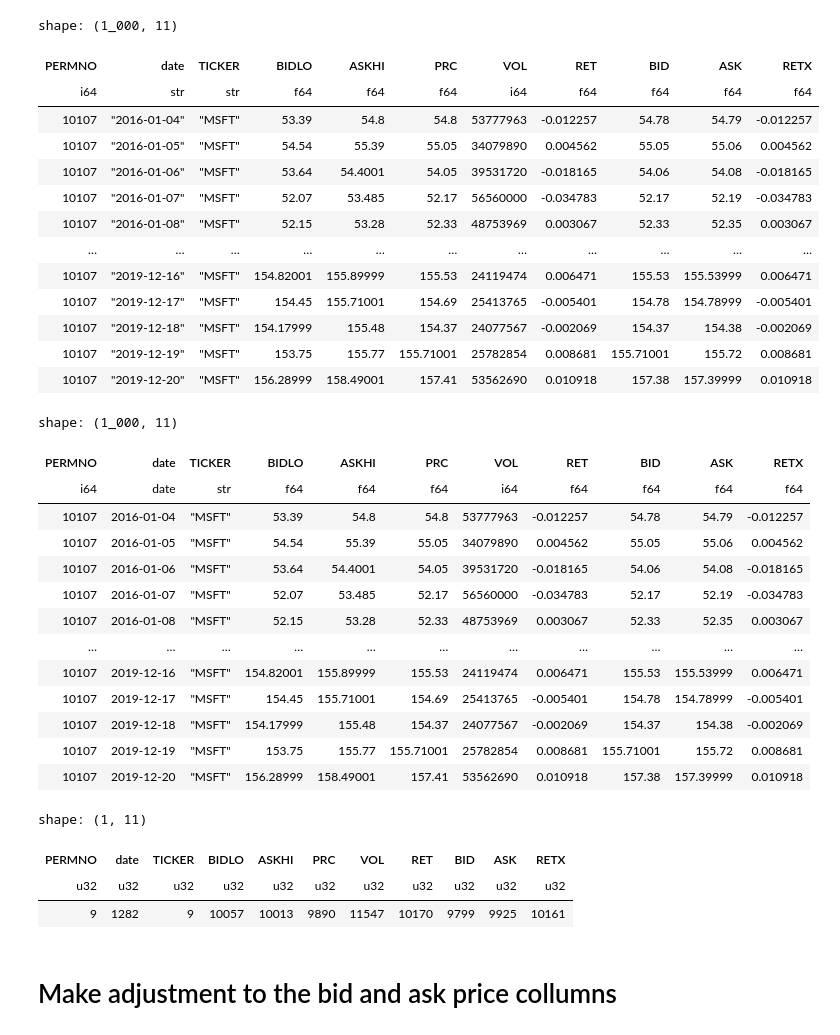
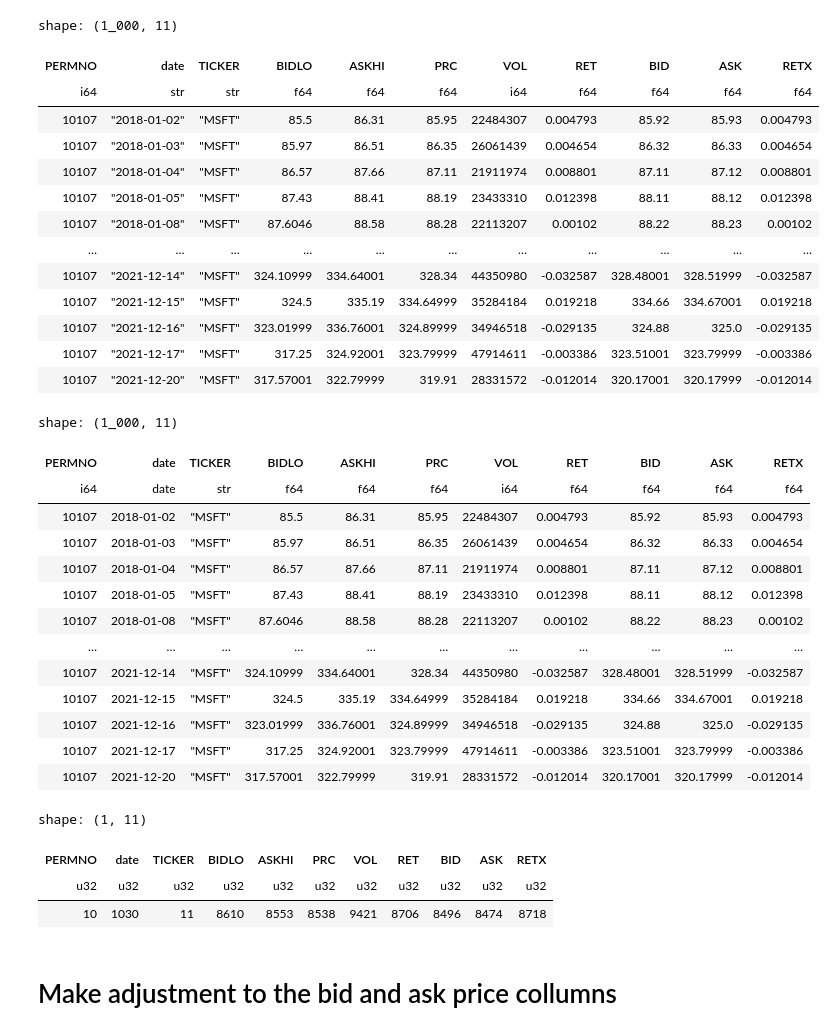
Before and after one commit to Spipers/FinalThesisQF, a Jupyter notebook: Notebooks/updated_version/Stock_data_compression_new.ipynb, the cells around one changed output. Saved outputs shown, nothing was run; the diff lists cells and outputs as text; code cells hidden in the pictures.

```diff
--- a/Notebooks/updated_version/Stock_data_compression_new.ipynb
+++ b/Notebooks/updated_version/Stock_data_compression_new.ipynb
@@ -7,7 +7,7 @@ import hvplot.polars
 import datetime
 
 
-stock_data = Path.cwd().parent / "Data/Stock_data/stock_data.csv"
+stock_data = Path.cwd().parent.parent / "Data/Stock_data/stock_data_ivs.csv"
 stock_data1 = Path.cwd().parent / "Data/Stock_data/stock_data1.csv"
 stock_data2 = "/Users/sbjpipers/Desktop/FinalThesisQF/FinalThesisQF/Data/Stock_data/stock_data_new.csv"
 # '/Users/sbjpipers/Desktop/FinalThesisQF/FinalThesisQF/Data/Stock_data'
@@ -16,7 +16,7 @@ stock_data2 = "/Users/sbjpipers/Desktop/FinalThesisQF/FinalThesisQF/Data/Stock_d
 data_path = Path.cwd().parent / "Data"
 
 #Restrictions
-timeperiod = [datetime.datetime(2018, 1, 1), datetime.datetime(2021, 12, 31)]
+timeperiod = [datetime.datetime(2018, 1, 1), datetime.datetime(2022, 1, 3)]
 
 #Stock_split dates with quantity
 nvidia_split = [datetime.datetime(2021, 7, 19), 4] #till 2021 needs to be split
@@ -26,24 +26,24 @@ tesla_split1 = [datetime.datetime(2020,8,28), 3]
 tesla_split = [timeperiod[0], 5]
 apple_split = [datetime.datetime(2020,8,28), 4]
 # %%
-df = pl.scan_csv(stock_data2, separator=",")
+df = pl.scan_csv(stock_data, separator=",")
 df.schema
 df.fetch(1000)
 # %% [output]
 shape: (1_000, 11)
 | PERMNO | date | TICKER | BIDLO | ASKHI | PRC | VOL | RET | BID | ASK | RETX |
 | i64 | str | str | f64 | f64 | f64 | i64 | f64 | f64 | f64 | f64 |
-| 10107 | "2016-01-04" | "MSFT" | 53.39 | 54.8 | 54.8 | 53777963 | -0.012257 | 54.78 | 54.79 | -0.012257 |
-| 10107 | "2016-01-05" | "MSFT" | 54.54 | 55.39 | 55.05 | 34079890 | 0.004562 | 55.05 | 55.06 | 0.004562 |
-| 10107 | "2016-01-06" | "MSFT" | 53.64 | 54.4001 | 54.05 | 39531720 | -0.018165 | 54.06 | 54.08 | -0.018165 |
-| 10107 | "2016-01-07" | "MSFT" | 52.07 | 53.485 | 52.17 | 56560000 | -0.034783 | 52.17 | 52.19 | -0.034783 |
-| 10107 | "2016-01-08" | "MSFT" | 52.15 | 53.28 | 52.33 | 48753969 | 0.003067 | 52.33 | 52.35 | 0.003067 |
+| 10107 | "2018-01-02" | "MSFT" | 85.5 | 86.31 | 85.95 | 22484307 | 0.004793 | 85.92 | 85.93 | 0.004793 |
+| 10107 | "2018-01-03" | "MSFT" | 85.97 | 86.51 | 86.35 | 26061439 | 0.004654 | 86.32 | 86.33 | 0.004654 |
+| 10107 | "2018-01-04" | "MSFT" | 86.57 | 87.66 | 87.11 | 21911974 | 0.008801 | 87.11 | 87.12 | 0.008801 |
+| 10107 | "2018-01-05" | "MSFT" | 87.43 | 88.41 | 88.19 | 23433310 | 0.012398 | 88.11 | 88.12 | 0.012398 |
+| 10107 | "2018-01-08" | "MSFT" | 87.6046 | 88.58 | 88.28 | 22113207 | 0.00102 | 88.22 | 88.23 | 0.00102 |
 | … | … | … | … | … | … | … | … | … | … | … |
-| 10107 | "2019-12-16" | "MSFT" | 154.82001 | 155.89999 | 155.53 | 24119474 | 0.006471 | 155.53 | 155.53999 | 0.006471 |
-| 10107 | "2019-12-17" | "MSFT" | 154.45 | 155.71001 | 154.69 | 25413765 | -0.005401 | 154.78 | 154.78999 | -0.005401 |
-| 10107 | "2019-12-18" | "MSFT" | 154.17999 | 155.48 | 154.37 | 24077567 | -0.002069 | 154.37 | 154.38 | -0.002069 |
-| 10107 | "2019-12-19" | "MSFT" | 153.75 | 155.77 | 155.71001 | 25782854 | 0.008681 | 155.71001 | 155.72 | 0.008681 |
-| 10107 | "2019-12-20" | "MSFT" | 156.28999 | 158.49001 | 157.41 | 53562690 | 0.010918 | 157.38 | 157.39999 | 0.010918 |
+| 10107 | "2021-12-14" | "MSFT" | 324.10999 | 334.64001 | 328.34 | 44350980 | -0.032587 | 328.48001 | 328.51999 | -0.032587 |
+| 10107 | "2021-12-15" | "MSFT" | 324.5 | 335.19 | 334.64999 | 35284184 | 0.019218 | 334.66 | 334.67001 | 0.019218 |
+| 10107 | "2021-12-16" | "MSFT" | 323.01999 | 336.76001 | 324.89999 | 34946518 | -0.029135 | 324.88 | 325.0 | -0.029135 |
+| 10107 | "2021-12-17" | "MSFT" | 317.25 | 324.92001 | 323.79999 | 47914611 | -0.003386 | 323.51001 | 323.79999 | -0.003386 |
+| 10107 | "2021-12-20" | "MSFT" | 317.57001 | 322.79999 | 319.91 | 28331572 | -0.012014 | 320.17001 | 320.17999 | -0.012014 |
 # %%
 #Desired data types for the columns
 int_cols = ["PERMNO", "VOL"]
@@ -66,24 +66,24 @@ df.fetch(1000)
 shape: (1_000, 11)
 | PERMNO | date | TICKER | BIDLO | ASKHI | PRC | VOL | RET | BID | ASK | RETX |
 | i64 | date | str | f64 | f64 | f64 | i64 | f64 | f64 | f64 | f64 |
-| 10107 | 2016-01-04 | "MSFT" | 53.39 | 54.8 | 54.8 | 53777963 | -0.012257 | 54.78 | 54.79 | -0.012257 |
-| 10107 | 2016-01-05 | "MSFT" | 54.54 | 55.39 | 55.05 | 34079890 | 0.004562 | 55.05 | 55.06 | 0.004562 |
-| 10107 | 2016-01-06 | "MSFT" | 53.64 | 54.4001 | 54.05 | 39531720 | -0.018165 | 54.06 | 54.08 | -0.018165 |
-| 10107 | 2016-01-07 | "MSFT" | 52.07 | 53.485 | 52.17 | 56560000 | -0.034783 | 52.17 | 52.19 | -0.034783 |
-| 10107 | 2016-01-08 | "MSFT" | 52.15 | 53.28 | 52.33 | 48753969 | 0.003067 | 52.33 | 52.35 | 0.003067 |
+| 10107 | 2018-01-02 | "MSFT" | 85.5 | 86.31 | 85.95 | 22484307 | 0.004793 | 85.92 | 85.93 | 0.004793 |
+| 10107 | 2018-01-03 | "MSFT" | 85.97 | 86.51 | 86.35 | 26061439 | 0.004654 | 86.32 | 86.33 | 0.004654 |
+| 10107 | 2018-01-04 | "MSFT" | 86.57 | 87.66 | 87.11 | 21911974 | 0.008801 | 87.11 | 87.12 | 0.008801 |
+| 10107 | 2018-01-05 | "MSFT" | 87.43 | 88.41 | 88.19 | 23433310 | 0.012398 | 88.11 | 88.12 | 0.012398 |
+| 10107 | 2018-01-08 | "MSFT" | 87.6046 | 88.58 | 88.28 | 22113207 | 0.00102 | 88.22 | 88.23 | 0.00102 |
 | … | … | … | … | … | … | … | … | … | … | … |
-| 10107 | 2019-12-16 | "MSFT" | 154.82001 | 155.89999 | 155.53 | 24119474 | 0.006471 | 155.53 | 155.53999 | 0.006471 |
-| 10107 | 2019-12-17 | "MSFT" | 154.45 | 155.71001 | 154.69 | 25413765 | -0.005401 | 154.78 | 154.78999 | -0.005401 |
-| 10107 | 2019-12-18 | "MSFT" | 154.17999 | 155.48 | 154.37 | 24077567 | -0.002069 | 154.37 | 154.38 | -0.002069 |
-| 10107 | 2019-12-19 | "MSFT" | 153.75 | 155.77 | 155.71001 | 25782854 | 0.008681 | 155.71001 | 155.72 | 0.008681 |
-| 10107 | 2019-12-20 | "MSFT" | 156.28999 | 158.49001 | 157.41 | 53562690 | 0.010918 | 157.38 | 157.39999 | 0.010918 |
+| 10107 | 2021-12-14 | "MSFT" | 324.10999 | 334.64001 | 328.34 | 44350980 | -0.032587 | 328.48001 | 328.51999 | -0.032587 |
+| 10107 | 2021-12-15 | "MSFT" | 324.5 | 335.19 | 334.64999 | 35284184 | 0.019218 | 334.66 | 334.67001 | 0.019218 |
+| 10107 | 2021-12-16 | "MSFT" | 323.01999 | 336.76001 | 324.89999 | 34946518 | -0.029135 | 324.88 | 325.0 | -0.029135 |
+| 10107 | 2021-12-17 | "MSFT" | 317.25 | 324.92001 | 323.79999 | 47914611 | -0.003386 | 323.51001 | 323.79999 | -0.003386 |
+| 10107 | 2021-12-20 | "MSFT" | 317.57001 | 322.79999 | 319.91 | 28331572 | -0.012014 | 320.17001 | 320.17999 | -0.012014 |
 # %%
 df.collect().approx_n_unique()
 # %% [output]
 shape: (1, 11)
 | PERMNO | date | TICKER | BIDLO | ASKHI | PRC | VOL | RET | BID | ASK | RETX |
 | u32 | u32 | u32 | u32 | u32 | u32 | u32 | u32 | u32 | u32 | u32 |
-| 9 | 1282 | 9 | 10057 | 10013 | 9890 | 11547 | 10170 | 9799 | 9925 | 10161 |
+| 10 | 1030 | 11 | 8610 | 8553 | 8538 | 9421 | 8706 | 8496 | 8474 | 8718 |
 # %% [markdown]
 # Make adjustment to the bid and ask price collumns
 # %%
```
Also changed, not shown: parts of 9 cells of this notebook, 4 other files.
